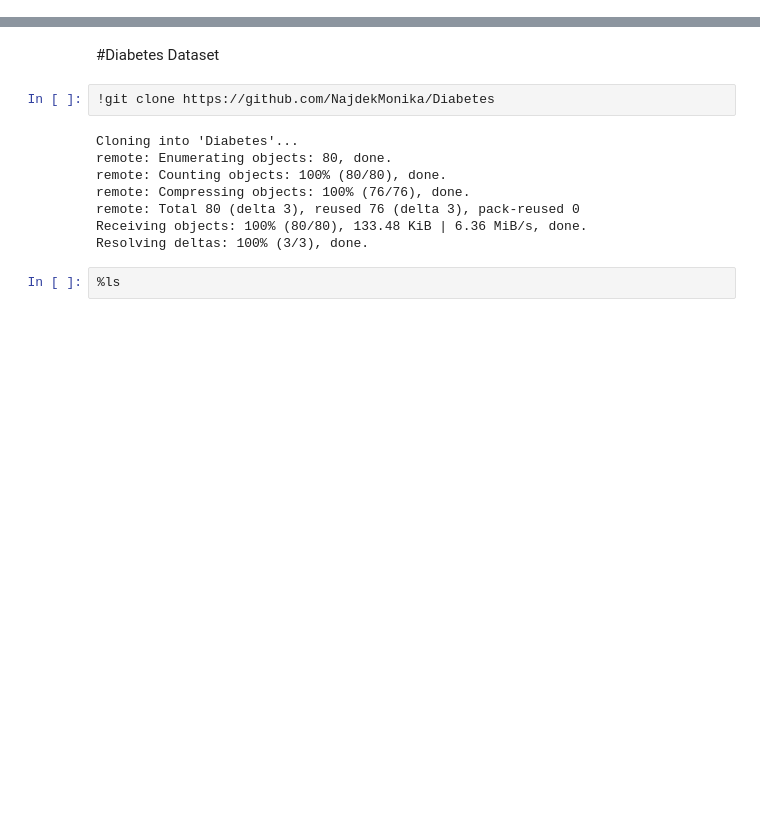
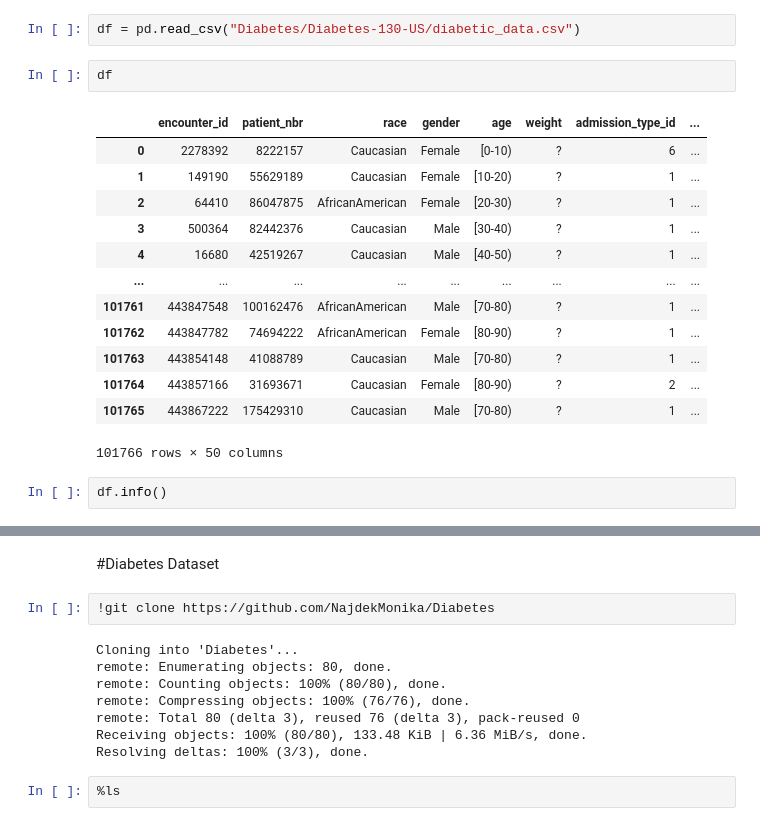
Before and after one commit to NajdekMonika/Diabetes, a Jupyter notebook: Diabetes.ipynb, the cells around one changed output, grey strips where cells are left out. Cells and saved outputs as stored; diff of their text form; blank space fills up the shorter version.

Commit message:
initial data wrangling

```diff
--- a/Diabetes.ipynb
+++ b/Diabetes.ipynb
@@ -4,0 +55,20 @@
+# %%
+df = pd.read_csv("Diabetes/Diabetes-130-US/diabetic_data.csv")
+# %%
+df
+# %% [output]
+|  | encounter_id | patient_nbr | race | gender | age | weight | admission_type_id | ... |
+| 0 | 2278392 | 8222157 | Caucasian | Female | [0-10) | ? | 6 | ... |
+| 1 | 149190 | 55629189 | Caucasian | Female | [10-20) | ? | 1 | ... |
+| 2 | 64410 | 86047875 | AfricanAmerican | Female | [20-30) | ? | 1 | ... |
+| 3 | 500364 | 82442376 | Caucasian | Male | [30-40) | ? | 1 | ... |
+| 4 | 16680 | 42519267 | Caucasian | Male | [40-50) | ? | 1 | ... |
+| ... | ... | ... | ... | ... | ... | ... | ... | ... |
+| 101761 | 443847548 | 100162476 | AfricanAmerican | Male | [70-80) | ? | 1 | ... |
+| 101762 | 443847782 | 74694222 | AfricanAmerican | Female | [80-90) | ? | 1 | ... |
+| 101763 | 443854148 | 41088789 | Caucasian | Male | [70-80) | ? | 1 | ... |
+| 101764 | 443857166 | 31693671 | Caucasian | Female | [80-90) | ? | 2 | ... |
+| 101765 | 443867222 | 175429310 | Caucasian | Male | [70-80) | ? | 1 | ... |
+101766 rows × 50 columns
+# %%
+df.info()
```
Also changed, not shown: parts of 20 cells of this notebook.
